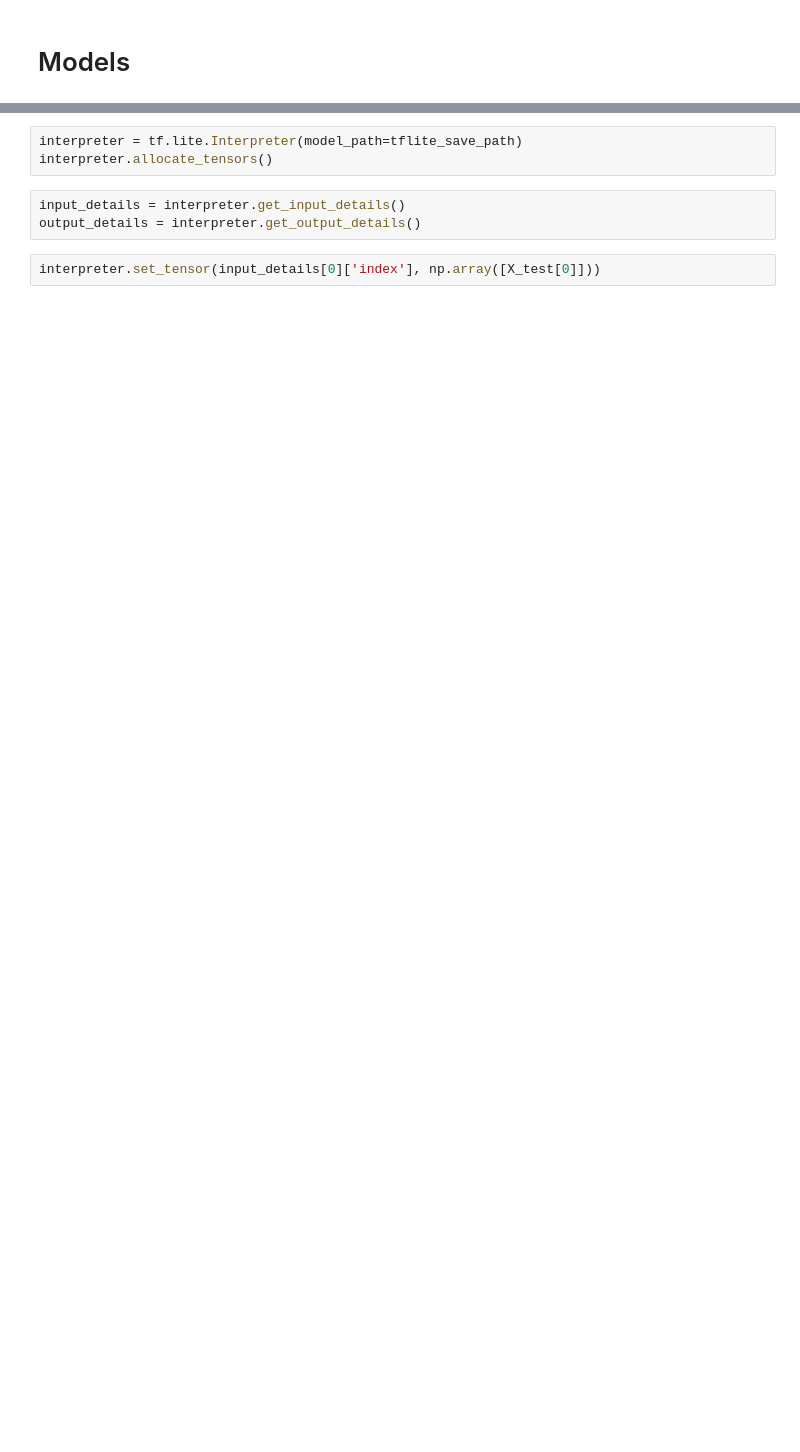
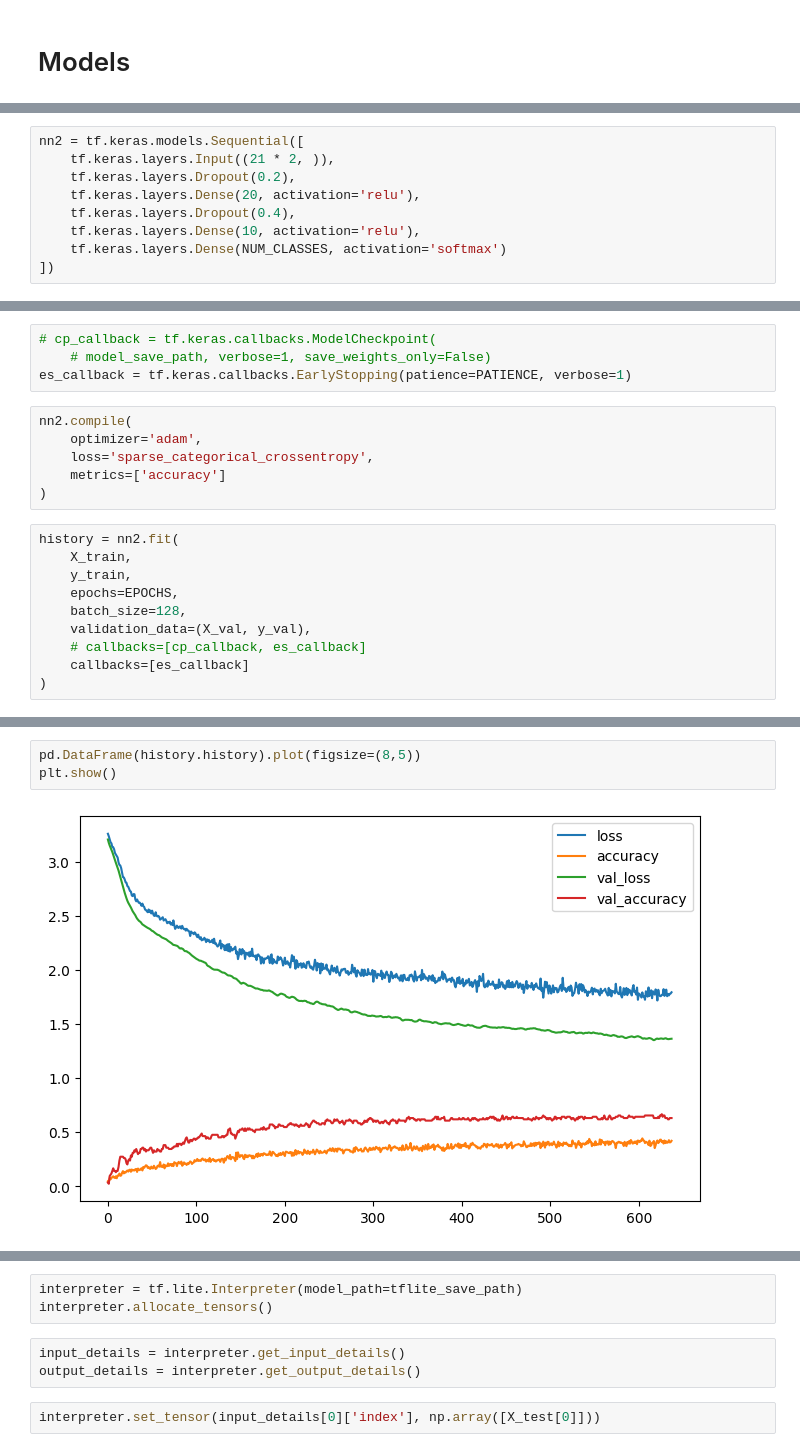
Before and after one commit to yoyoqq/FYP_Virtual_Mouse, a Jupyter notebook: keypoint_classification.ipynb, the cells around one changed output, grey strips where cells are left out. Saved outputs shown, nothing was run; the diff lists cells and outputs as text; blank space fills up the shorter version.

```diff
--- a/keypoint_classification.ipynb
+++ b/keypoint_classification.ipynb
@@ -191,0 +260,9 @@ INFO:tensorflow:Assets written to: C:\Users\sihit\AppData\Local\Temp\tmpy2l6ipxu
+# %%
+nn2 = tf.keras.models.Sequential([
+    tf.keras.layers.Input((21 * 2, )),
+    tf.keras.layers.Dropout(0.2),
+    tf.keras.layers.Dense(20, activation='relu'),
+    tf.keras.layers.Dropout(0.4),
+    tf.keras.layers.Dense(10, activation='relu'),
+    tf.keras.layers.Dense(NUM_CLASSES, activation='softmax')
+])
@@ -191,0 +291,20 @@ INFO:tensorflow:Assets written to: C:\Users\sihit\AppData\Local\Temp\tmpy2l6ipxu
+# %%
+# cp_callback = tf.keras.callbacks.ModelCheckpoint(
+    # model_save_path, verbose=1, save_weights_only=False)
+es_callback = tf.keras.callbacks.EarlyStopping(patience=PATIENCE, verbose=1)
+# %%
+nn2.compile(
+    optimizer='adam',
+    loss='sparse_categorical_crossentropy',
+    metrics=['accuracy']
+)
+# %%
+history = nn2.fit(
+    X_train,
+    y_train,
+    epochs=EPOCHS,
+    batch_size=128,
+    validation_data=(X_val, y_val),
+    # callbacks=[cp_callback, es_callback]
+    callbacks=[es_callback]
+)
@@ -191,0 +329,5 @@ INFO:tensorflow:Assets written to: C:\Users\sihit\AppData\Local\Temp\tmpy2l6ipxu
+# %%
+pd.DataFrame(history.history).plot(figsize=(8,5))
+plt.show()
+# %% [output]
+[figure, added]
```
Also changed, not shown: parts of 79 cells of this notebook, 18 other files.
